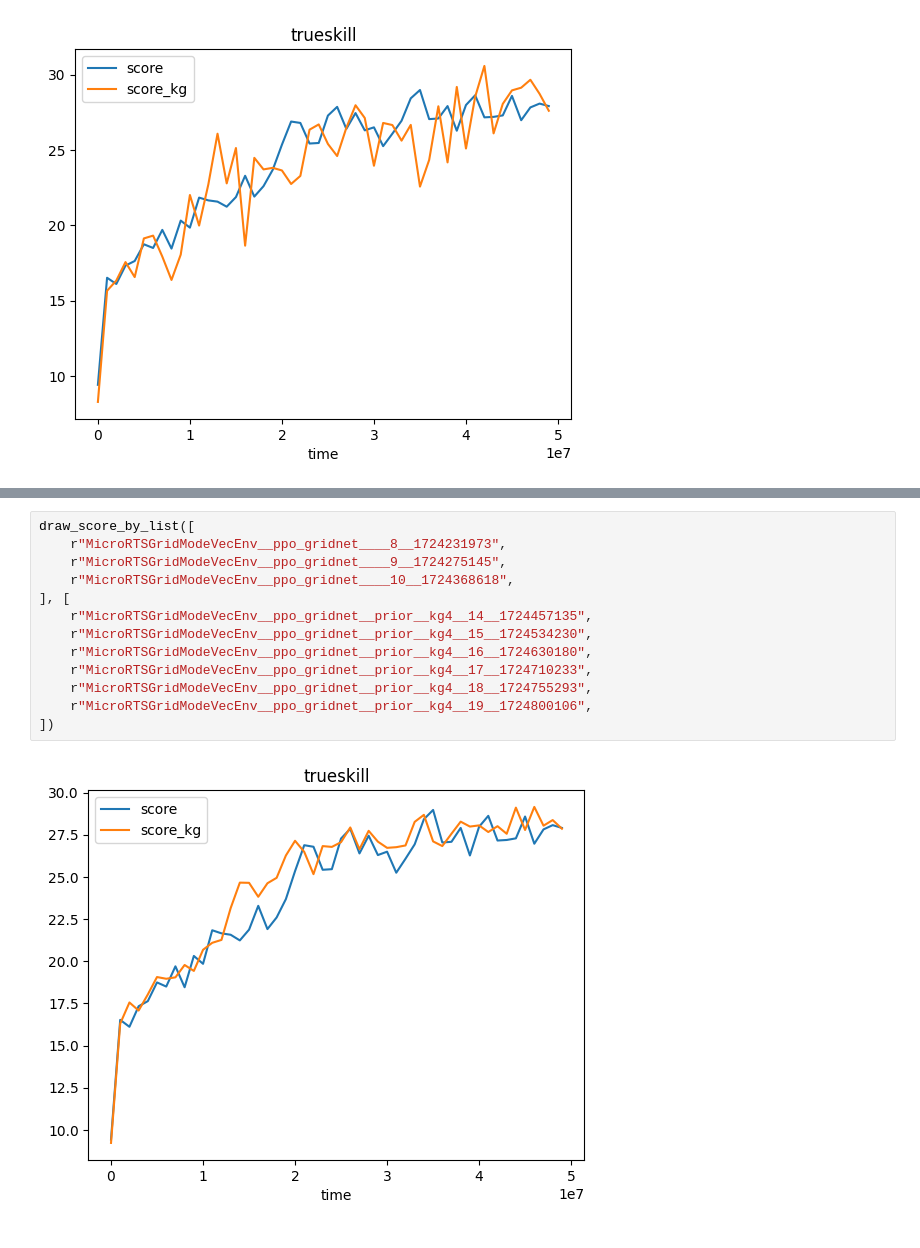
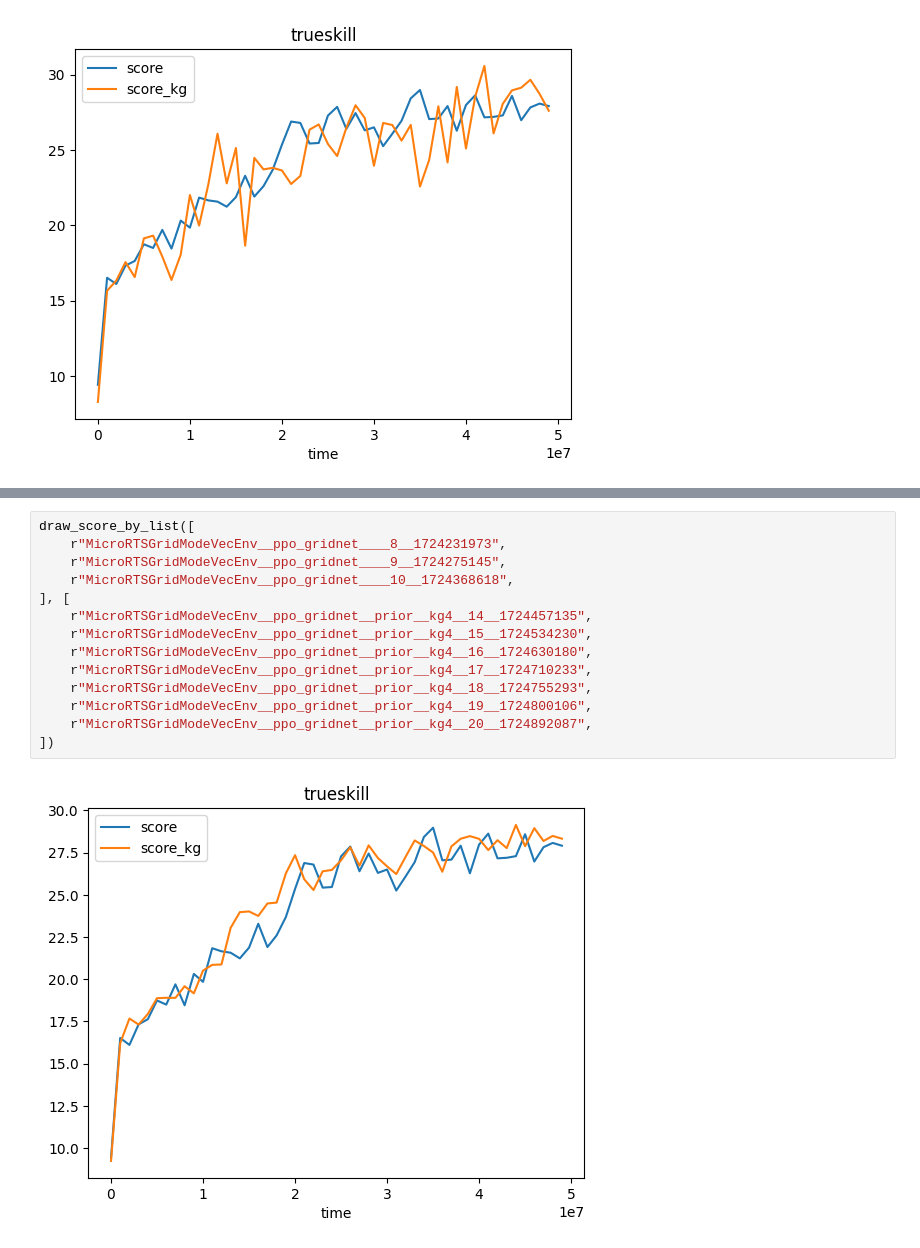
Before and after one commit to adFrej/kg-rl-rts, a Jupyter notebook: training_loss.ipynb, the cells around one changed output, grey strips where cells are left out. Saved outputs shown, nothing was run; the diff lists cells and outputs as text.

```diff
--- a/training_loss.ipynb
+++ b/training_loss.ipynb
@@ -151,15 +148,16 @@ draw_score_by_list([
 # %%
 draw_score_by_list([
     r"MicroRTSGridModeVecEnv__ppo_gridnet____8__1724231973",
     r"MicroRTSGridModeVecEnv__ppo_gridnet____9__1724275145",
     r"MicroRTSGridModeVecEnv__ppo_gridnet____10__1724368618",
 ], [
     r"MicroRTSGridModeVecEnv__ppo_gridnet__prior__kg4__14__1724457135",
     r"MicroRTSGridModeVecEnv__ppo_gridnet__prior__kg4__15__1724534230",
     r"MicroRTSGridModeVecEnv__ppo_gridnet__prior__kg4__16__1724630180",
     r"MicroRTSGridModeVecEnv__ppo_gridnet__prior__kg4__17__1724710233",
     r"MicroRTSGridModeVecEnv__ppo_gridnet__prior__kg4__18__1724755293",
     r"MicroRTSGridModeVecEnv__ppo_gridnet__prior__kg4__19__1724800106",
+    r"MicroRTSGridModeVecEnv__ppo_gridnet__prior__kg4__20__1724892087",
 ])
 # %% [output]
-[figure, old version]
+[figure, new version]
```
Also changed, not shown: parts of 2 cells of this notebook, 52 other files.
